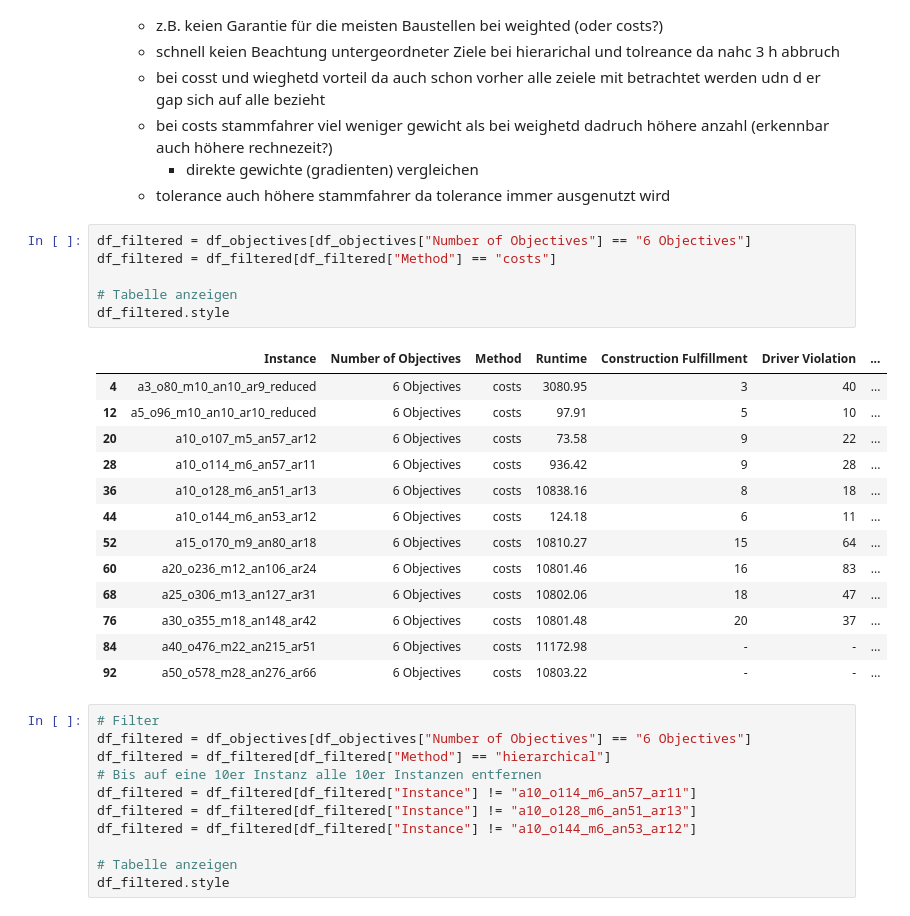
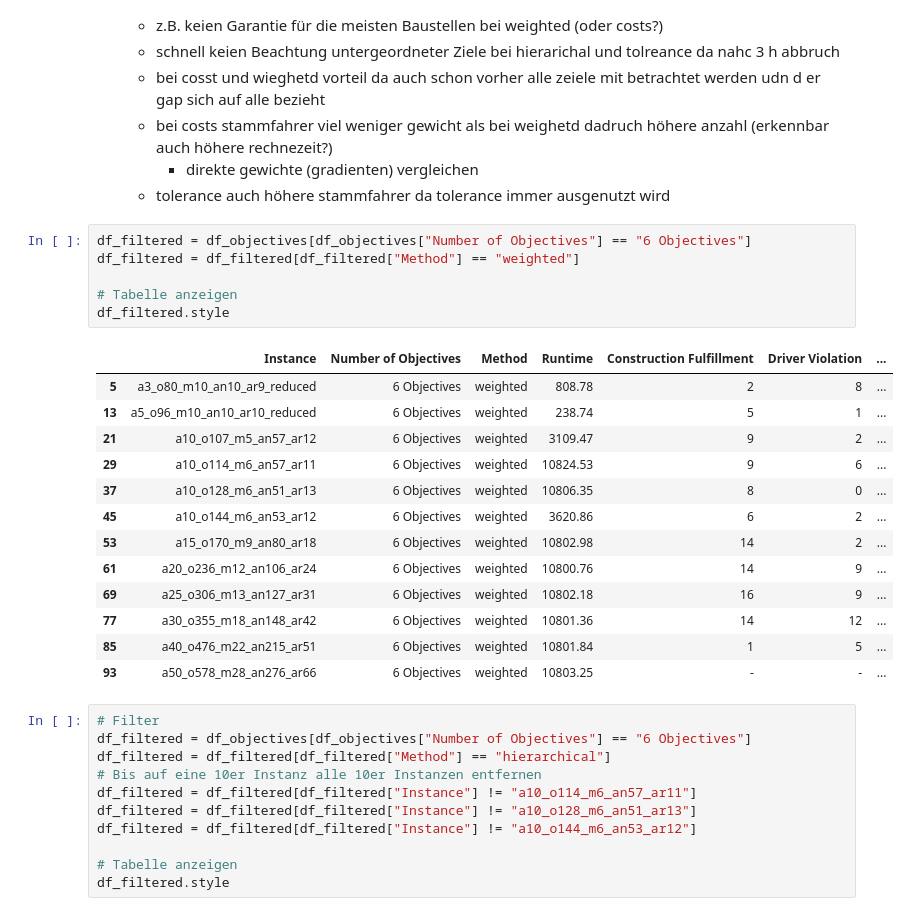
Before and after one commit to nklswlf/OptRail_Railroad_Construction, a Jupyter notebook: Data/Solution/Table_Solution_JSON.ipynb, the cells around one changed output. Cells and saved outputs as stored; diff of their text form.

```diff
--- a/Data/Solution/Table_Solution_JSON.ipynb
+++ b/Data/Solution/Table_Solution_JSON.ipynb
@@ -330,24 +330,24 @@ df_objectives.style
     - tolerance auch höhere stammfahrer da tolerance immer ausgenutzt wird
 # %%
 df_filtered = df_objectives[df_objectives["Number of Objectives"] == "6 Objectives"]
-df_filtered = df_filtered[df_filtered["Method"] == "costs"]
+df_filtered = df_filtered[df_filtered["Method"] == "weighted"]
 
 # Tabelle anzeigen
 df_filtered.style
 # %% [output]
 |  | Instance | Number of Objectives | Method | Runtime | Construction Fulfillment | Driver Violation | ... |
-| 4 | a3_o80_m10_an10_ar9_reduced | 6 Objectives | costs | 3080.95 | 3 | 40 | ... |
-| 12 | a5_o96_m10_an10_ar10_reduced | 6 Objectives | costs | 97.91 | 5 | 10 | ... |
-| 20 | a10_o107_m5_an57_ar12 | 6 Objectives | costs | 73.58 | 9 | 22 | ... |
-| 28 | a10_o114_m6_an57_ar11 | 6 Objectives | costs | 936.42 | 9 | 28 | ... |
-| 36 | a10_o128_m6_an51_ar13 | 6 Objectives | costs | 10838.16 | 8 | 18 | ... |
-| 44 | a10_o144_m6_an53_ar12 | 6 Objectives | costs | 124.18 | 6 | 11 | ... |
-| 52 | a15_o170_m9_an80_ar18 | 6 Objectives | costs | 10810.27 | 15 | 64 | ... |
-| 60 | a20_o236_m12_an106_ar24 | 6 Objectives | costs | 10801.46 | 16 | 83 | ... |
-| 68 | a25_o306_m13_an127_ar31 | 6 Objectives | costs | 10802.06 | 18 | 47 | ... |
-| 76 | a30_o355_m18_an148_ar42 | 6 Objectives | costs | 10801.48 | 20 | 37 | ... |
-| 84 | a40_o476_m22_an215_ar51 | 6 Objectives | costs | 11172.98 | - | - | ... |
-| 92 | a50_o578_m28_an276_ar66 | 6 Objectives | costs | 10803.22 | - | - | ... |
+| 5 | a3_o80_m10_an10_ar9_reduced | 6 Objectives | weighted | 808.78 | 2 | 8 | ... |
+| 13 | a5_o96_m10_an10_ar10_reduced | 6 Objectives | weighted | 238.74 | 5 | 1 | ... |
+| 21 | a10_o107_m5_an57_ar12 | 6 Objectives | weighted | 3109.47 | 9 | 2 | ... |
+| 29 | a10_o114_m6_an57_ar11 | 6 Objectives | weighted | 10824.53 | 9 | 6 | ... |
+| 37 | a10_o128_m6_an51_ar13 | 6 Objectives | weighted | 10806.35 | 8 | 0 | ... |
+| 45 | a10_o144_m6_an53_ar12 | 6 Objectives | weighted | 3620.86 | 6 | 2 | ... |
+| 53 | a15_o170_m9_an80_ar18 | 6 Objectives | weighted | 10802.98 | 14 | 2 | ... |
+| 61 | a20_o236_m12_an106_ar24 | 6 Objectives | weighted | 10800.76 | 14 | 9 | ... |
+| 69 | a25_o306_m13_an127_ar31 | 6 Objectives | weighted | 10802.18 | 16 | 9 | ... |
+| 77 | a30_o355_m18_an148_ar42 | 6 Objectives | weighted | 10801.36 | 14 | 12 | ... |
+| 85 | a40_o476_m22_an215_ar51 | 6 Objectives | weighted | 10801.84 | 1 | 5 | ... |
+| 93 | a50_o578_m28_an276_ar66 | 6 Objectives | weighted | 10803.25 | - | - | ... |
 # %%
 # Filter
 df_filtered = df_objectives[df_objectives["Number of Objectives"] == "6 Objectives"]
```
Also changed, not shown: parts of 1 cell of this notebook, 2 other files.
